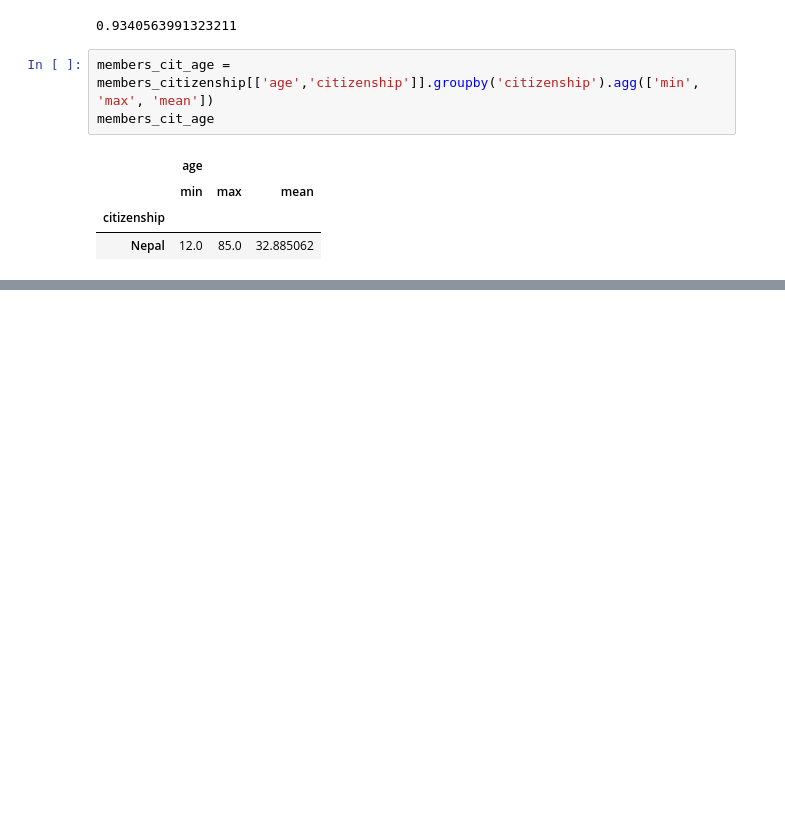
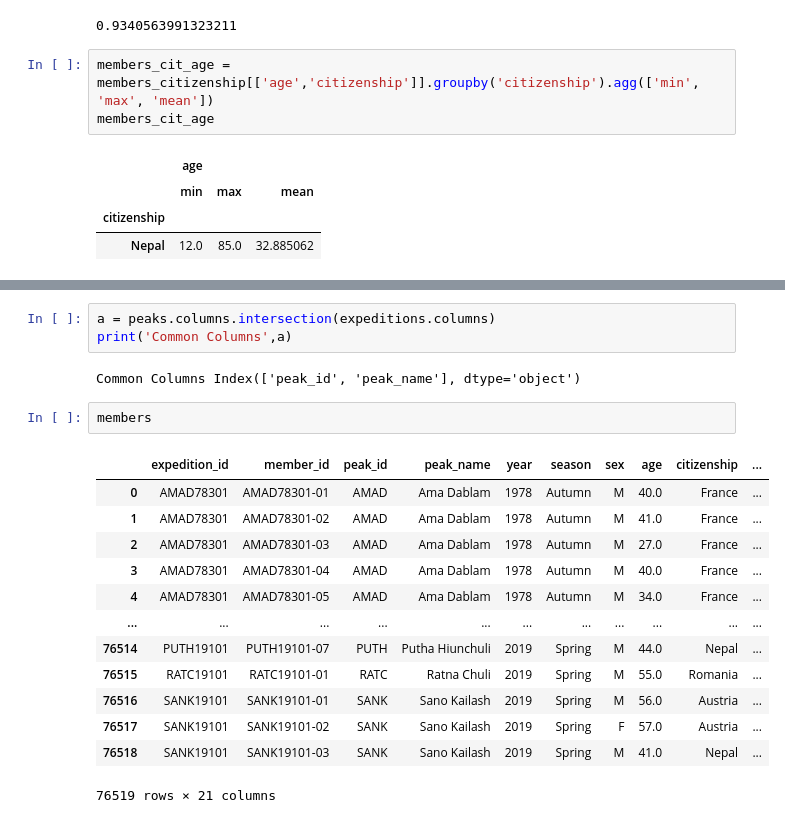
Before and after one commit to QMSS-G5072-2022/Rudoff_Jackson, a Jupyter notebook: hw02/HW2 - Jackson_Rudoff.ipynb, the cells around one changed output, grey strips where cells are left out. Drawn from its saved outputs; the diff is of its cells as text; blank space fills up the shorter version.

```diff
--- a/hw02/HW2 - Jackson_Rudoff.ipynb
+++ b/hw02/HW2 - Jackson_Rudoff.ipynb
@@ -137,0 +156,21 @@ sum(members_test['success'])/len(members_test)
+# %%
+a = peaks.columns.intersection(expeditions.columns)
+print('Common Columns',a)
+# %% [output]
+Common Columns Index(['peak_id', 'peak_name'], dtype='object')
+# %%
+members
+# %% [output]
+|  | expedition_id | member_id | peak_id | peak_name | year | season | sex | age | citizenship | ... |
+| 0 | AMAD78301 | AMAD78301-01 | AMAD | Ama Dablam | 1978 | Autumn | M | 40.0 | France | ... |
+| 1 | AMAD78301 | AMAD78301-02 | AMAD | Ama Dablam | 1978 | Autumn | M | 41.0 | France | ... |
+| 2 | AMAD78301 | AMAD78301-03 | AMAD | Ama Dablam | 1978 | Autumn | M | 27.0 | France | ... |
+| 3 | AMAD78301 | AMAD78301-04 | AMAD | Ama Dablam | 1978 | Autumn | M | 40.0 | France | ... |
+| 4 | AMAD78301 | AMAD78301-05 | AMAD | Ama Dablam | 1978 | Autumn | M | 34.0 | France | ... |
+| ... | ... | ... | ... | ... | ... | ... | ... | ... | ... | ... |
+| 76514 | PUTH19101 | PUTH19101-07 | PUTH | Putha Hiunchuli | 2019 | Spring | M | 44.0 | Nepal | ... |
+| 76515 | RATC19101 | RATC19101-01 | RATC | Ratna Chuli | 2019 | Spring | M | 55.0 | Romania | ... |
+| 76516 | SANK19101 | SANK19101-01 | SANK | Sano Kailash | 2019 | Spring | M | 56.0 | Austria | ... |
+| 76517 | SANK19101 | SANK19101-02 | SANK | Sano Kailash | 2019 | Spring | F | 57.0 | Austria | ... |
+| 76518 | SANK19101 | SANK19101-03 | SANK | Sano Kailash | 2019 | Spring | M | 41.0 | Nepal | ... |
+76519 rows × 21 columns
```
Also changed, not shown: parts of 17 cells of this notebook.
